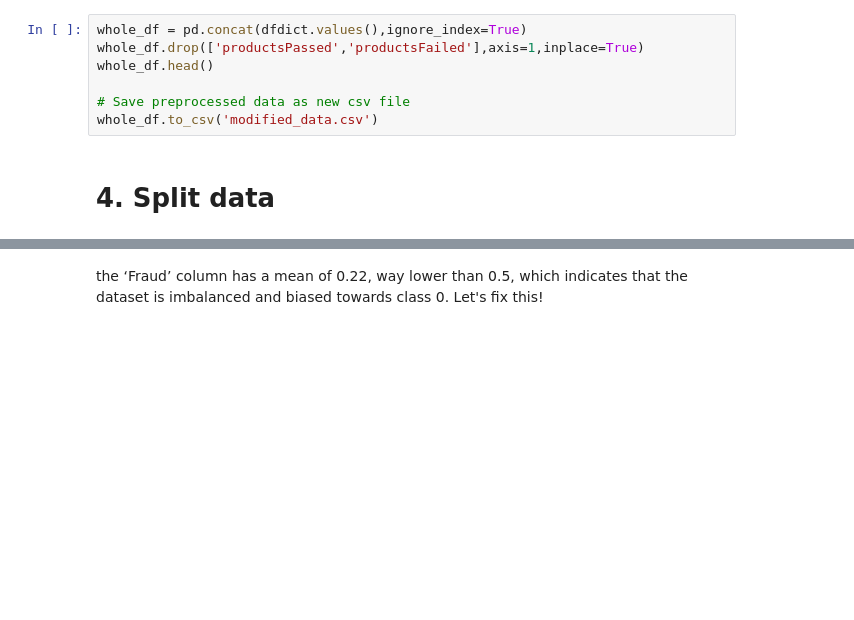
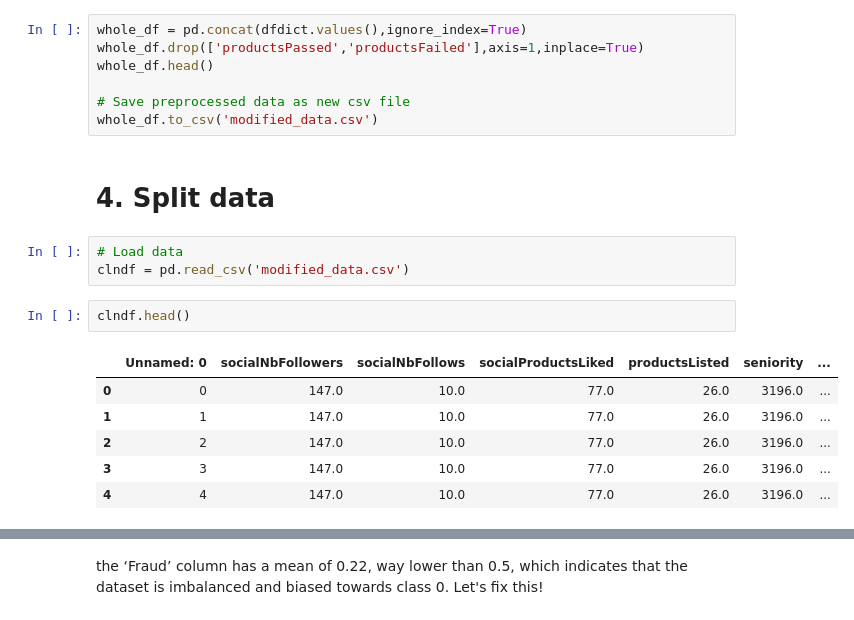
Before and after one commit to ecrystell/RVGPT, a Jupyter notebook: Seller profile.ipynb, the cells around one changed output, grey strips where cells are left out. Saved outputs shown, nothing was run; the diff lists cells and outputs as text; blank space fills up the shorter version.

```diff
--- a/Seller profile.ipynb
+++ b/Seller profile.ipynb
@@ -112,4 +129,16 @@ whole_df.head()
 whole_df.to_csv('modified_data.csv')
 # %% [markdown]
 # 4. Split data
+# %%
+# Load data
+clndf = pd.read_csv('modified_data.csv')
+# %%
+clndf.head()
+# %% [output]
+|  | Unnamed: 0 | socialNbFollowers | socialNbFollows | socialProductsLiked | productsListed | seniority | ... |
+| 0 | 0 | 147.0 | 10.0 | 77.0 | 26.0 | 3196.0 | ... |
+| 1 | 1 | 147.0 | 10.0 | 77.0 | 26.0 | 3196.0 | ... |
+| 2 | 2 | 147.0 | 10.0 | 77.0 | 26.0 | 3196.0 | ... |
+| 3 | 3 | 147.0 | 10.0 | 77.0 | 26.0 | 3196.0 | ... |
+| 4 | 4 | 147.0 | 10.0 | 77.0 | 26.0 | 3196.0 | ... |
 # %%
```
Also changed, not shown: parts of 47 cells of this notebook.
